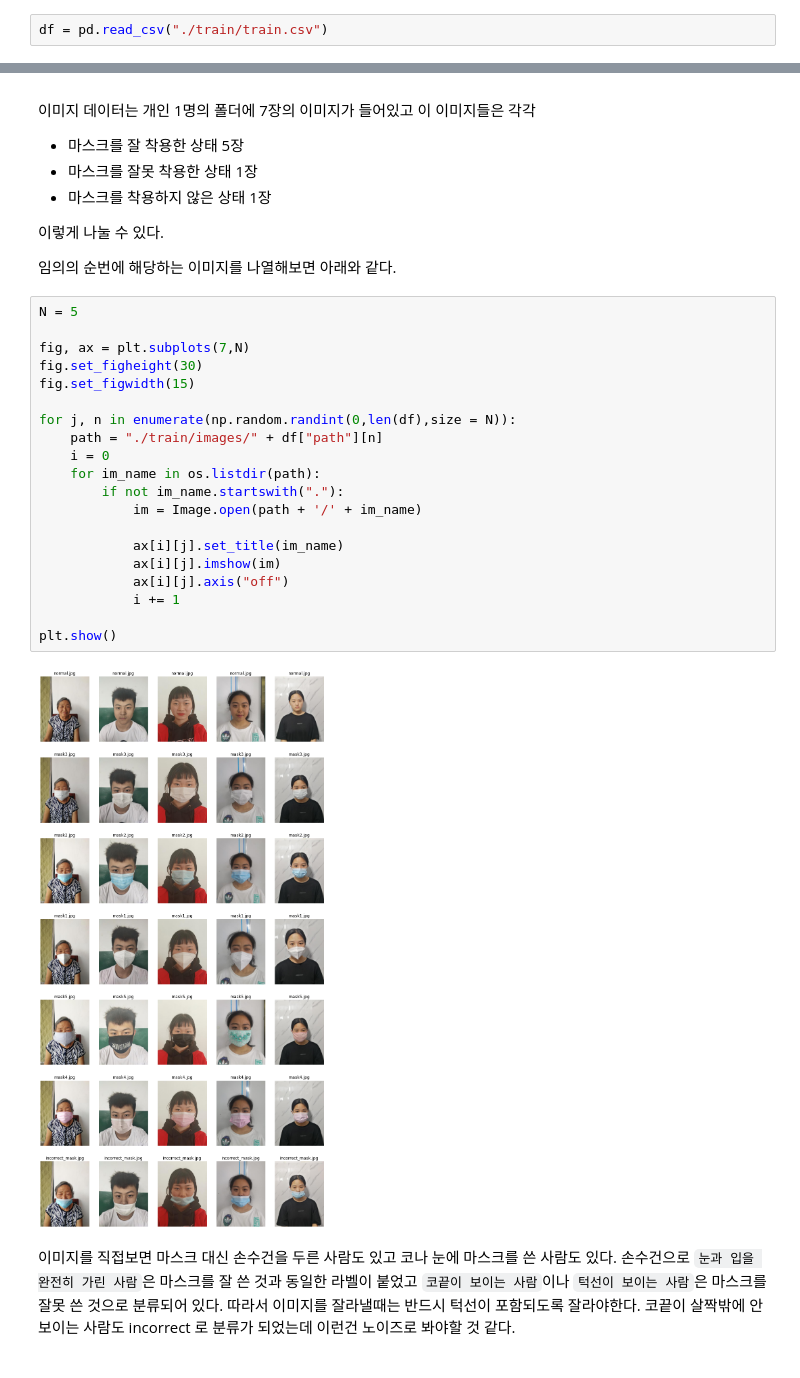
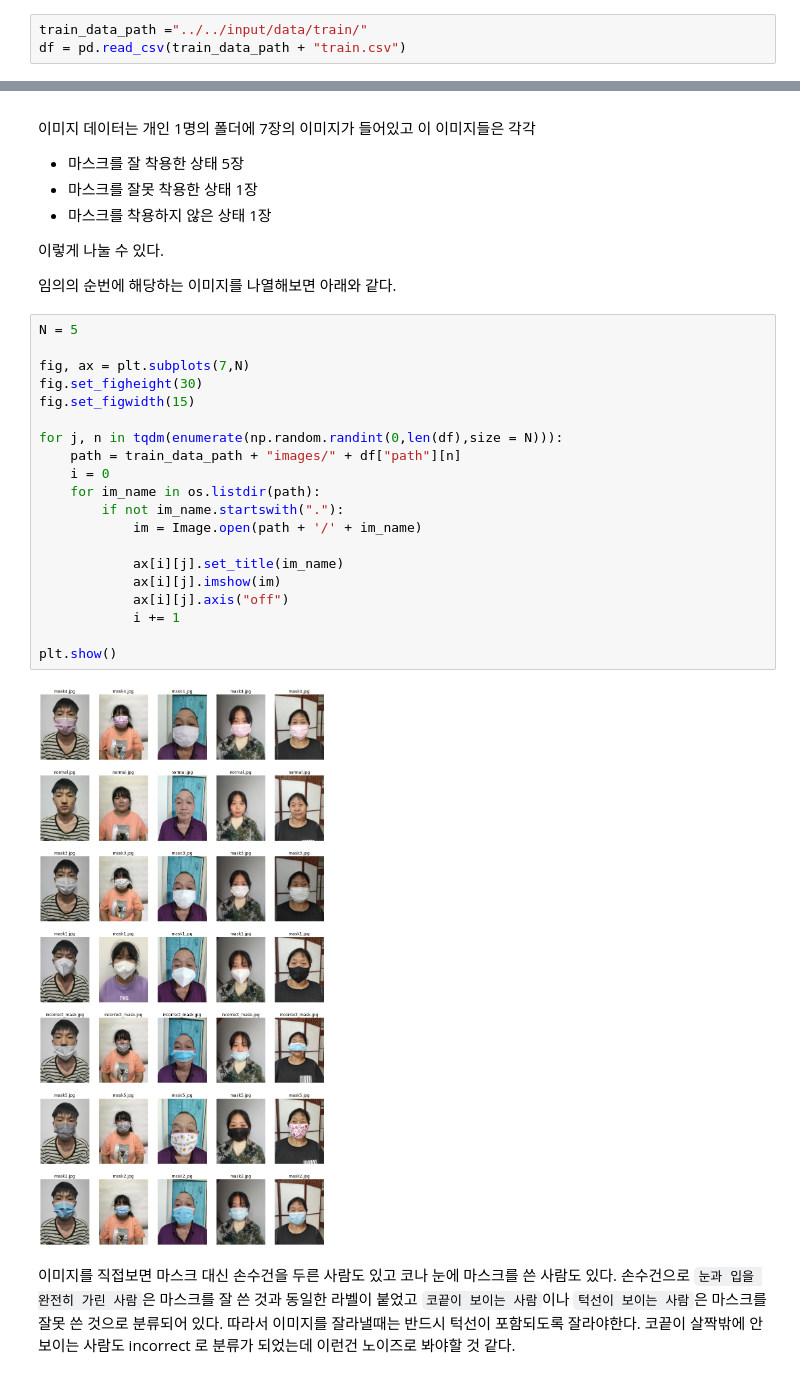
Before and after one commit to boostcampaitech2/image-classification-level1-02, a Jupyter notebook: mask_dataset_V100_server/EDA.ipynb, the cells around one changed output, grey strips where cells are left out. Cells and saved outputs as stored; diff of their text form.

```diff
--- a/mask_dataset_V100_server/EDA.ipynb
+++ b/mask_dataset_V100_server/EDA.ipynb
@@ -18,7 +17,8 @@ import seaborn as sns
 
 데이터 featrue 확인하기
 # %%
-df = pd.read_csv("./train/train.csv")
+train_data_path ="../../input/data/train/"
+df = pd.read_csv(train_data_path + "train.csv")
 # %%
 df.head()
 # %% [output]
@@ -97,25 +78,25 @@ df.describe(include = ['O'])
 # %%
 N = 5
 
 fig, ax = plt.subplots(7,N)
 fig.set_figheight(30)
 fig.set_figwidth(15)
 
-for j, n in enumerate(np.random.randint(0,len(df),size = N)):
-    path = "./train/images/" + df["path"][n]
+for j, n in tqdm(enumerate(np.random.randint(0,len(df),size = N))):
+    path = train_data_path + "images/" + df["path"][n]
     i = 0
     for im_name in os.listdir(path):
         if not im_name.startswith("."):
             im = Image.open(path + '/' + im_name)
 
             ax[i][j].set_title(im_name)
             ax[i][j].imshow(im)
             ax[i][j].axis("off")
             i += 1
 
 plt.show()
 # %% [output]
-[figure, old version]
+[figure, new version]
 # %% [markdown]
 이미지를 직접보면 마스크 대신 손수건을 두른 사람도 있고 코나 눈에 마스크를 쓴 사람도 있다. 손수건으로 `눈과 입을 완전히 가린 사람`은 마스크를 잘 쓴 것과 동일한 라벨이 붙었고 `코끝이 보이는 사람`이나 `턱선이 보이는 사람`은 마스크를 잘못 쓴 것으로 분류되어 있다. 따라서 이미지를 잘라낼때는 반드시 턱선이 포함되도록 잘라야한다. 코끝이 살짝밖에 안 보이는 사람도 incorrect 로 분류가 되었는데 이런건 노이즈로 봐야할 것 같다.
 # %% [markdown]
```
Also changed, not shown: parts of 17 cells of this notebook, 14 other files.
